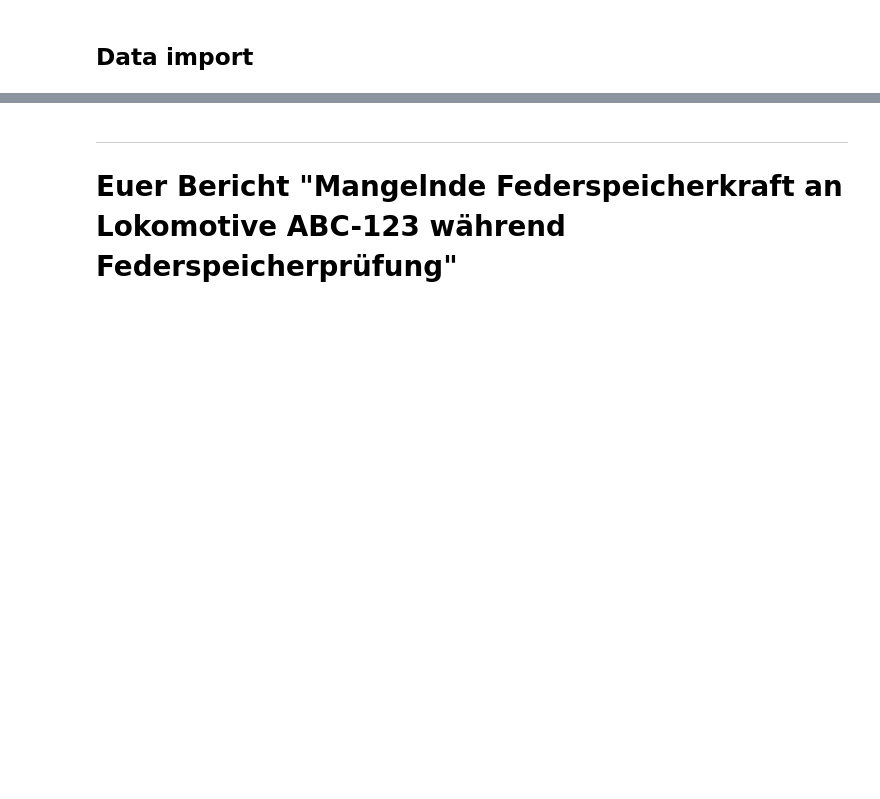
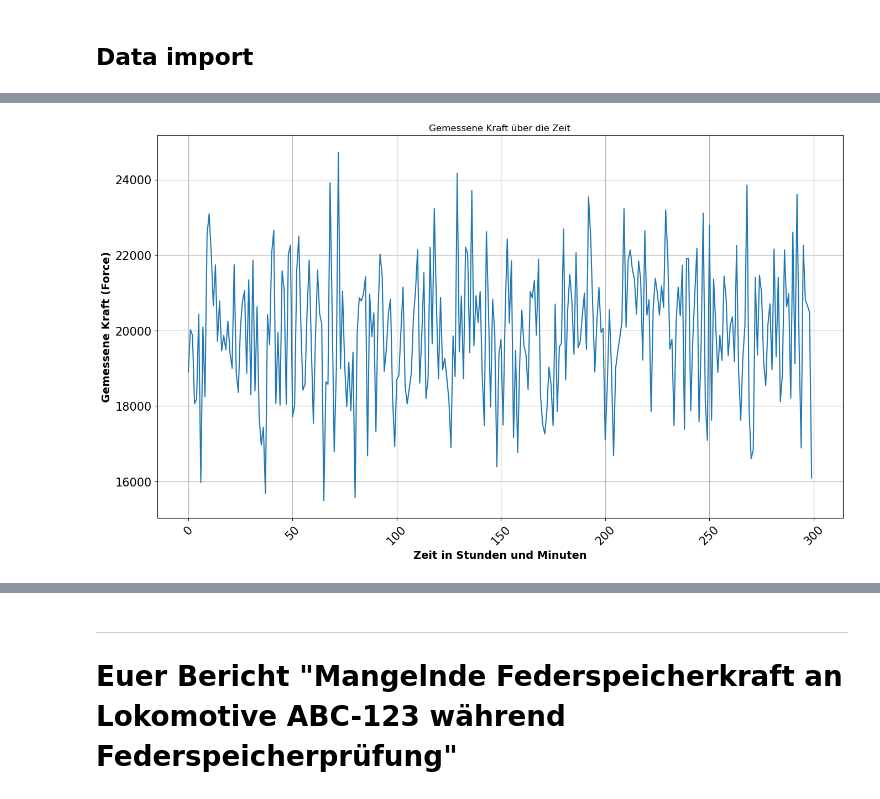
Before and after one commit to FHAC-MdQM/data-exploration-td2648s, a Jupyter notebook: LoadPBdata.ipynb, the cells around one changed output, grey strips where cells are left out. Drawn from its saved outputs; the diff is of its cells as text; code cells hidden in the pictures; blank space fills up the shorter version.

```diff
--- a/LoadPBdata.ipynb
+++ b/LoadPBdata.ipynb
@@ -47,6 +54,24 @@ df.head()
-# %%
-# Transform first column from string to datetimeindex
-df.set_index(pd.to_datetime(df["Time"]), inplace = True)
-# Delete second ocurrence of time
-df.drop("Time", axis = 1, inplace = True)
-df.head()
+# %%
+# Transformiere die erste Spalte von String zu DatetimeIndex
+df['Time'] = pd.to_datetime(df['Time'])
+
+# Formatiere die Zeit in Stunden und Minuten
+df['FormattedTime'] = df['Time'].dt.strftime("%H:%M")
+
+# Plot
+plt.figure(figsize=(16, 9))
+plt.plot(df['FormattedTime'], df['F'])
+plt.title('Gemessene Kraft über die Zeit')
+
+# Achsenbeschriftungen und Skalierung
+plt.xlabel("Zeit in Stunden und Minuten", fontsize=14, fontweight="bold")
+plt.ylabel("Kraft in N", fontsize=14, fontweight="bold")
+plt.xticks(fontsize=15, rotation=45)
+plt.yticks(fontsize=15)
+plt.xscale("linear")
+
+plt.ylabel('Gemessene Kraft (Force)')
+plt.grid()
+plt.show()
+# %% [output]
+[figure, added]
```
Also changed, not shown: parts of 10 cells of this notebook.
